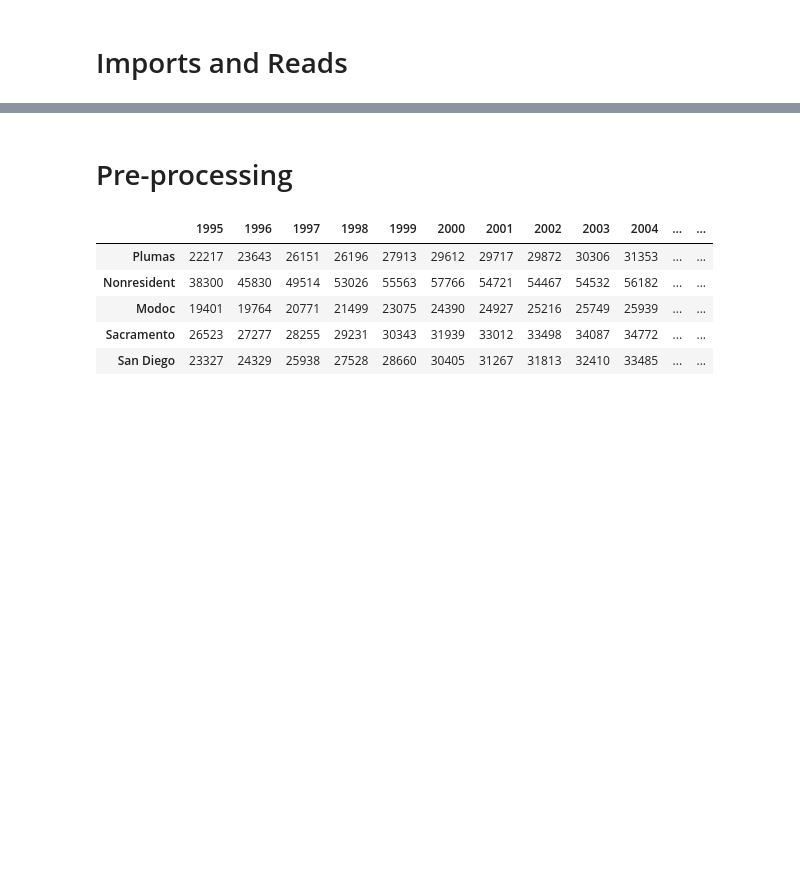
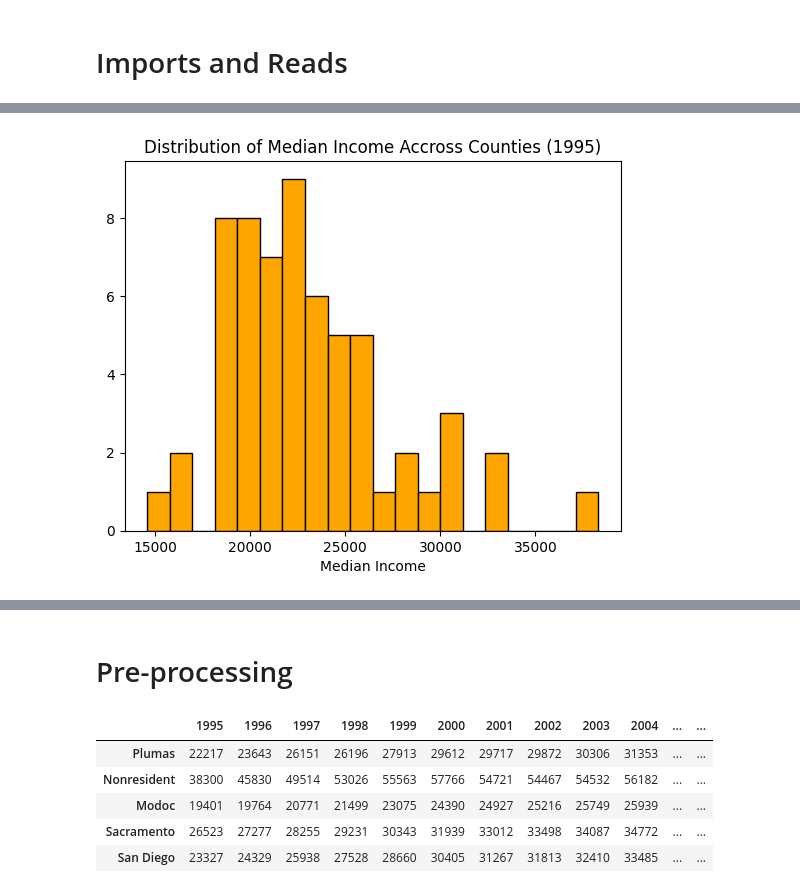
Before and after one commit to aindraga/Math189_FinalProject, a Jupyter notebook: final_project.ipynb, the cells around one changed output, grey strips where cells are left out. Cells and saved outputs as stored; diff of their text form; code cells hidden in the pictures; blank space fills up the shorter version.

```diff
--- a/final_project.ipynb
+++ b/final_project.ipynb
@@ -24,0 +72,3 @@ df.head()
+# %%
+just_1995 = essentials[essentials['Taxable Year'] == 1995]
+just_1995
@@ -24,0 +89,11 @@ df.head()
+# %%
+data = just_1995['Median Income']
+
+plt.hist(data, bins=20, color='orange', edgecolor='black')
+
+plt.title('Distribution of Median Income Accross Counties (1995)')
+plt.xlabel('Median Income')
+
+plt.show()
+# %% [output]
+[figure, added]
```
Also changed, not shown: parts of 8 cells of this notebook.
